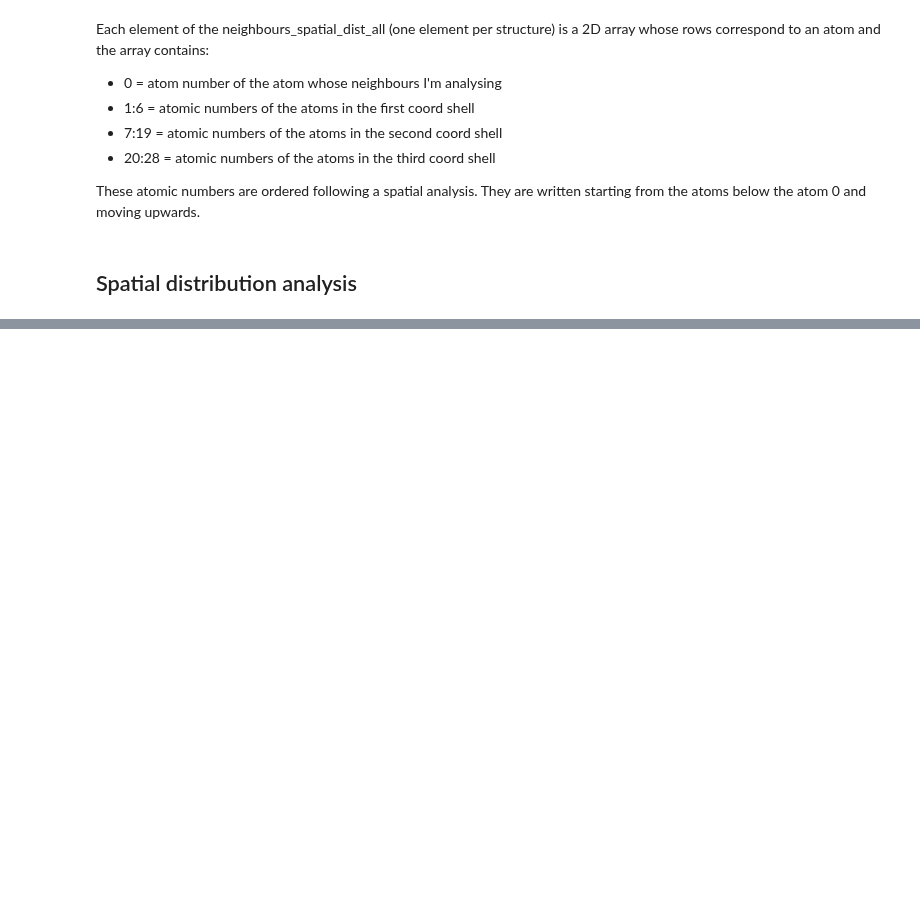
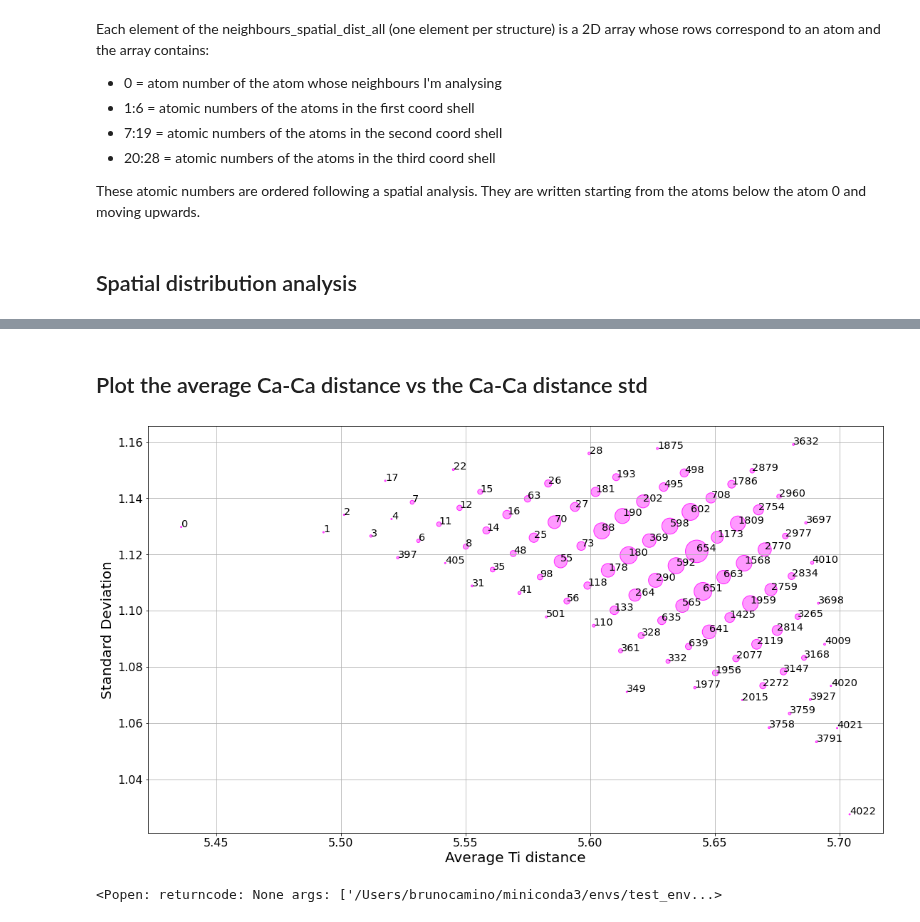
Before and after one commit to cmsg-icl/solid-solutions, a Jupyter notebook: Classification_ML.ipynb, the cells around one changed output, grey strips where cells are left out. Cells and saved outputs as stored; diff of their text form; code cells hidden in the pictures; blank space fills up the shorter version.

Commit message:
Add Ca-Ca average distance

```diff
--- a/Classification_ML.ipynb
+++ b/Classification_ML.ipynb
@@ -212,0 +208,3 @@ shells
+# %%
+dist_std_unique, dist_std_first, dist_std_occ =  \
+np.unique(np.round(np.array(average_std_ca_combined),6),axis=0,return_counts=True,return_index=True)
@@ -275,16 +216,0 @@ array([20,  8,  8,  8,  8,  8,  8, 12, 12, 12, 12, 12, 12, 12, 12, 12, 12,
-# %%
-centered_sph_coords = []
-for i in range(structures[0].num_sites):
-    structure_tmp = structures[0]
-
-    translation_vector = structures[0].sites[0].distance_and_image(structures[0].sites[i])[1]
-
-
-    new_cart_coords = structures[0].cart_coords[i]+(translation_vector*structures[0].lattice.abc)
-
-    centered_cart_coords = new_cart_coords-structures[0].cart_coords[0] #This will be i
-
-    centered_sph_coords.append(cart2sph(centered_cart_coords[0],centered_cart_coords[1],centered_cart_coords[2]))
-    print(structures[0].cart_coords[i],centered_cart_coords,cart2sph(centered_cart_coords[0],centered_cart_coords[1],centered_cart_coords[2]))
-
-centered_sph_coords = np.array(centered_sph_coords)
@@ -502,0 +217,34 @@ first_neigh_unique.extend((np.array(first_neigh_all)[index]).tolist())
+# %% [markdown]
+## Plot the average Ca-Ca distance vs the Ca-Ca distance std
+# %%
+import matplotlib.pyplot as plt
+
+font = {'size'   : 14.5,
+       'weight': 'normal'}
+
+plt.rc('font', **font)
+
+color = ['b','g','r','c','m','y','k','tab:orange']
+fig, ax = plt.subplots()
+ax.scatter(dist_std_unique[:,0], dist_std_unique[:,1],s=dist_std_occ/max(dist_std_occ)*1000,
+           edgecolors='#ff22ff', color='#ff99ff')
+
+label = dist_std_first
+
+ax.set_xlabel('Average Ti distance', fontsize=20)
+ax.set_ylabel('Standard Deviation', fontsize=20)
+plt.xticks(fontsize=16)
+plt.yticks(fontsize=16)
+ax.grid()
+
+for i, txt in enumerate(label):
+    ax.annotate(txt, (dist_std_unique[i,0], dist_std_unique[i,1]),)
+fig.set_size_inches(18.5, 10.5)
+
+plt.show()
+# %% [output]
+[figure, added]
+# %%
+view(AseAtomsAdaptor().get_atoms(structures[4022]))
+# %% [output]
+<Popen: returncode: None args: ['/Users/brunocamino/miniconda3/envs/test_env...>
```
Also changed, not shown: parts of 31 cells of this notebook.
